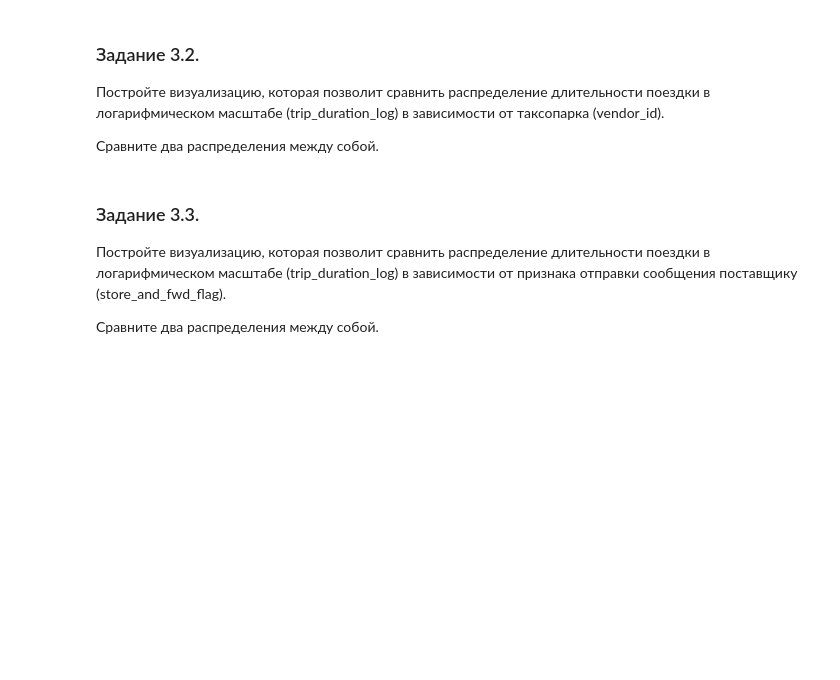
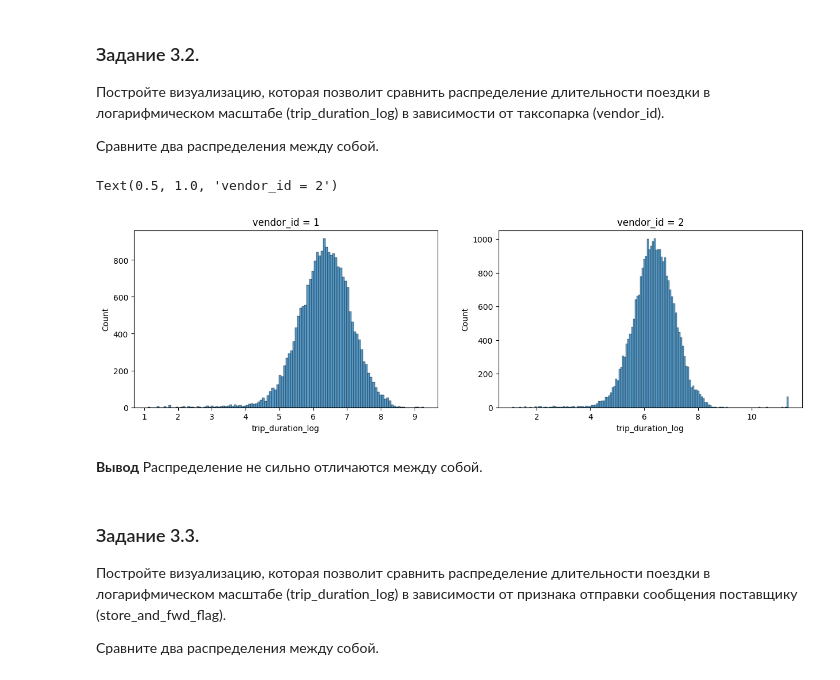
Before and after one commit to ziba103103/VS-Studio, a Jupyter notebook: ML_обучение/MATH.ML/Практика ML/Project-5._Ноутбук-шаблон.ipynb, the cells around one changed output. Drawn from its saved outputs; the diff is of its cells as text; code cells hidden in the pictures; blank space fills up the shorter version.

```diff
--- a/ML_обучение/MATH.ML/Практика ML/Project-5._Ноутбук-шаблон.ipynb
+++ b/ML_обучение/MATH.ML/Практика ML/Project-5._Ноутбук-шаблон.ipynb
@@ -562,3 +740,17 @@ taxi_data['trip_duration_log'] = np.log(taxi_data['trip_duration']+1)
+# %%
+mask_1 = taxi_data[taxi_data['vendor_id'] ==1]['trip_duration_log']
+mask_2 = taxi_data[taxi_data['vendor_id'] ==2]['trip_duration_log']
+fig, axes = plt.subplots(nrows=1, ncols=2, figsize=(15,4) )
+histplot_1 = sns.histplot(data=taxi_data, x= mask_1, ax=axes[0])
+histplot_1.set_title('vendor_id = 1')
+histplot_2 = sns.histplot(data=taxi_data, x= mask_2, ax=axes[1])
+histplot_2.set_title('vendor_id = 2')
+# %% [output]
+Text(0.5, 1.0, 'vendor_id = 2')
+[figure, added]
+# %% [markdown]
+**Вывод**
+Распределение не сильно отличаются между собой.
 # %% [markdown]
 ### Задание 3.3.
 Постройте визуализацию, которая позволит сравнить распределение длительности поездки в логарифмическом масштабе (trip_duration_log) в зависимости от признака отправки сообщения поставщику (store_and_fwd_flag).
```
Also changed, not shown: parts of 103 cells of this notebook, 4 other files.
